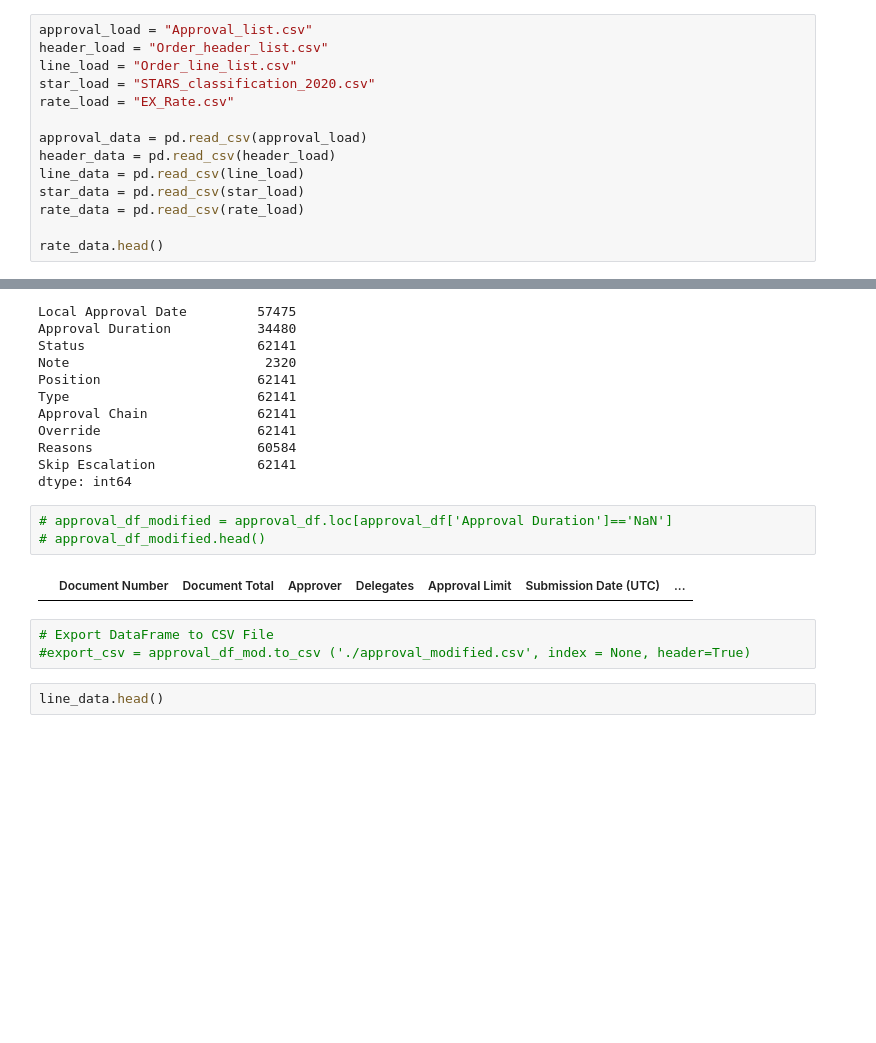
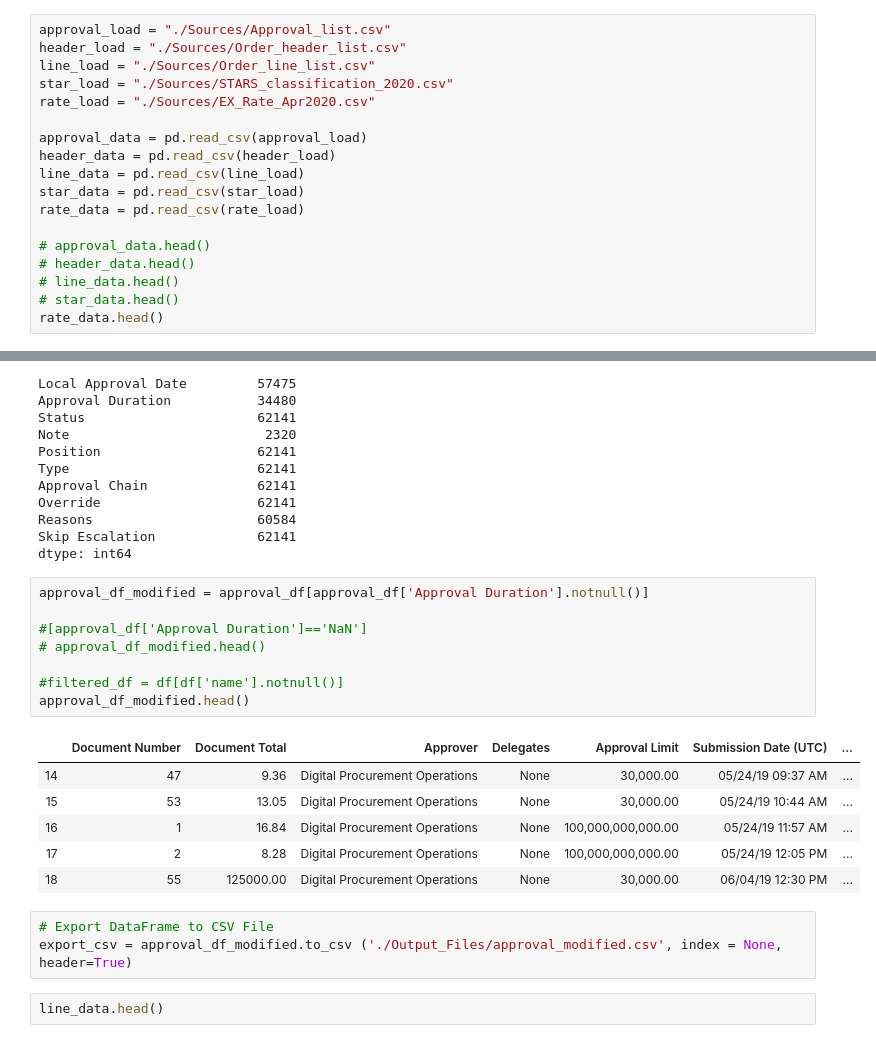
Before and after one commit to paulorobertoyoung/etl_project, a Jupyter notebook: ETL Project/Group 1.ipynb, the cells around one changed output, grey strips where cells are left out. Drawn from its saved outputs; the diff is of its cells as text; blank space fills up the shorter version.

Commit message:
Updated tables from jupyter notebook, updated notebook

```diff
--- a/ETL Project/Group 1.ipynb
+++ b/ETL Project/Group 1.ipynb
@@ -2,11 +2,11 @@
 import pandas as pd
 from sqlalchemy import create_engine
 # %%
-approval_load = "Approval_list.csv"
-header_load = "Order_header_list.csv"
-line_load = "Order_line_list.csv"
-star_load = "STARS_classification_2020.csv"
-rate_load = "EX_Rate.csv"
+approval_load = "./Sources/Approval_list.csv"
+header_load = "./Sources/Order_header_list.csv"
+line_load = "./Sources/Order_line_list.csv"
+star_load = "./Sources/STARS_classification_2020.csv"
+rate_load = "./Sources/EX_Rate_Apr2020.csv"
 
 approval_data = pd.read_csv(approval_load)
 header_data = pd.read_csv(header_load)
@@ -14,5 +14,9 @@ line_data = pd.read_csv(line_load)
 star_data = pd.read_csv(star_load)
 rate_data = pd.read_csv(rate_load)
 
+# approval_data.head()
+# header_data.head()
+# line_data.head()
+# star_data.head()
 rate_data.head()
 # %% [output]
@@ -184,13 +188,23 @@ Reasons                     60584
 Skip Escalation             62141
 dtype: int64
 # %%
-# approval_df_modified = approval_df.loc[approval_df['Approval Duration']=='NaN']
+approval_df_modified = approval_df[approval_df['Approval Duration'].notnull()]
+
+#[approval_df['Approval Duration']=='NaN']
 # approval_df_modified.head()
+
+#filtered_df = df[df['name'].notnull()]
+approval_df_modified.head()
 # %% [output]
 |  | Document Number | Document Total | Approver | Delegates | Approval Limit | Submission Date (UTC) | ... |
+| 14 | 47 | 9.36 | Digital Procurement Operations | None | 30,000.00 | 05/24/19 09:37 AM | ... |
+| 15 | 53 | 13.05 | Digital Procurement Operations | None | 30,000.00 | 05/24/19 10:44 AM | ... |
+| 16 | 1 | 16.84 | Digital Procurement Operations | None | 100,000,000,000.00 | 05/24/19 11:57 AM | ... |
+| 17 | 2 | 8.28 | Digital Procurement Operations | None | 100,000,000,000.00 | 05/24/19 12:05 PM | ... |
+| 18 | 55 | 125000.00 | Digital Procurement Operations | None | 30,000.00 | 06/04/19 12:30 PM | ... |
 # %%
 # Export DataFrame to CSV File
-#export_csv = approval_df_mod.to_csv ('./approval_modified.csv', index = None, header=True)
+export_csv = approval_df_modified.to_csv ('./Output_Files/approval_modified.csv', index = None, header=True)
 # %%
 line_data.head()
 # %% [output]
```
Also changed, not shown: parts of 5 cells of this notebook, 19 other files.
